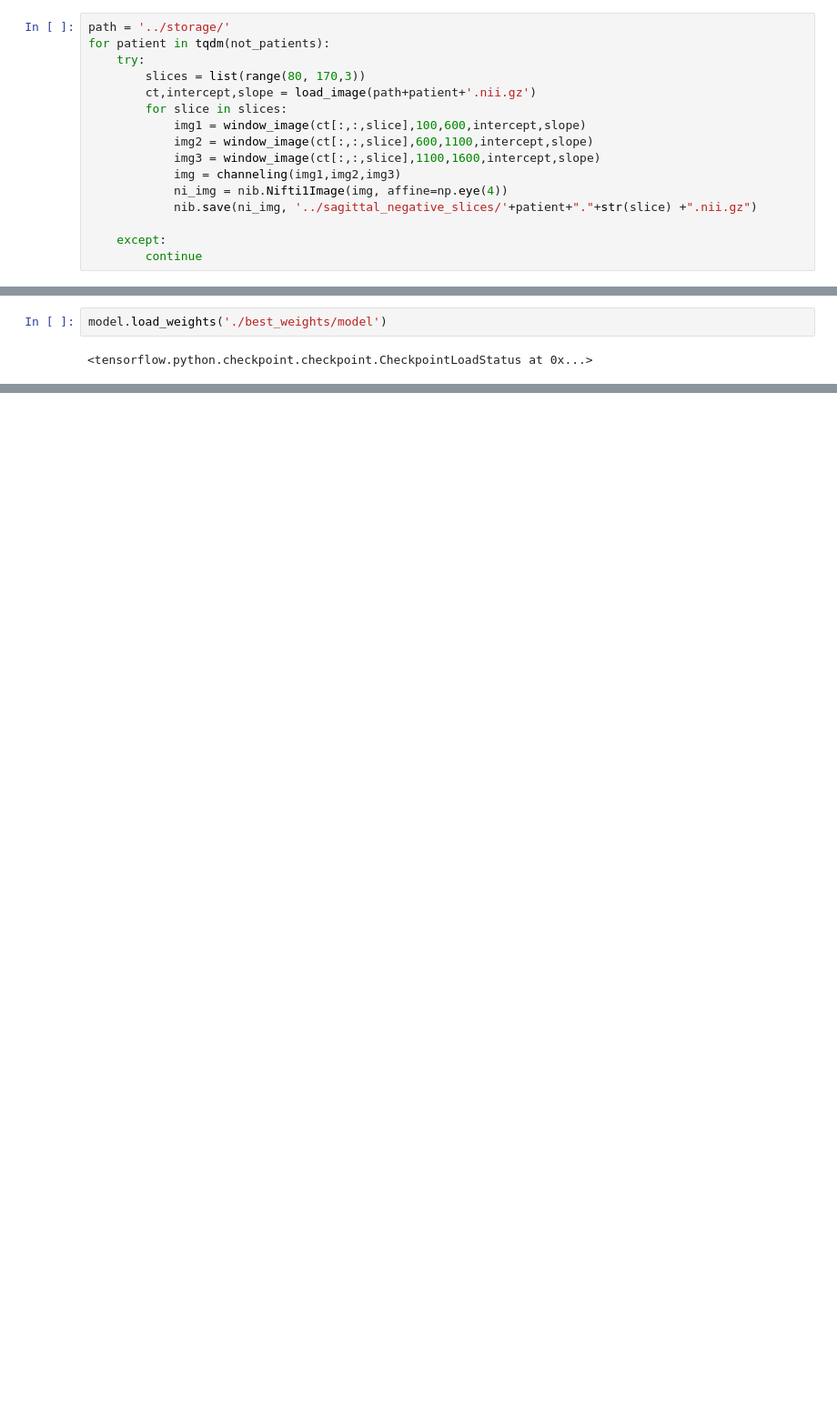
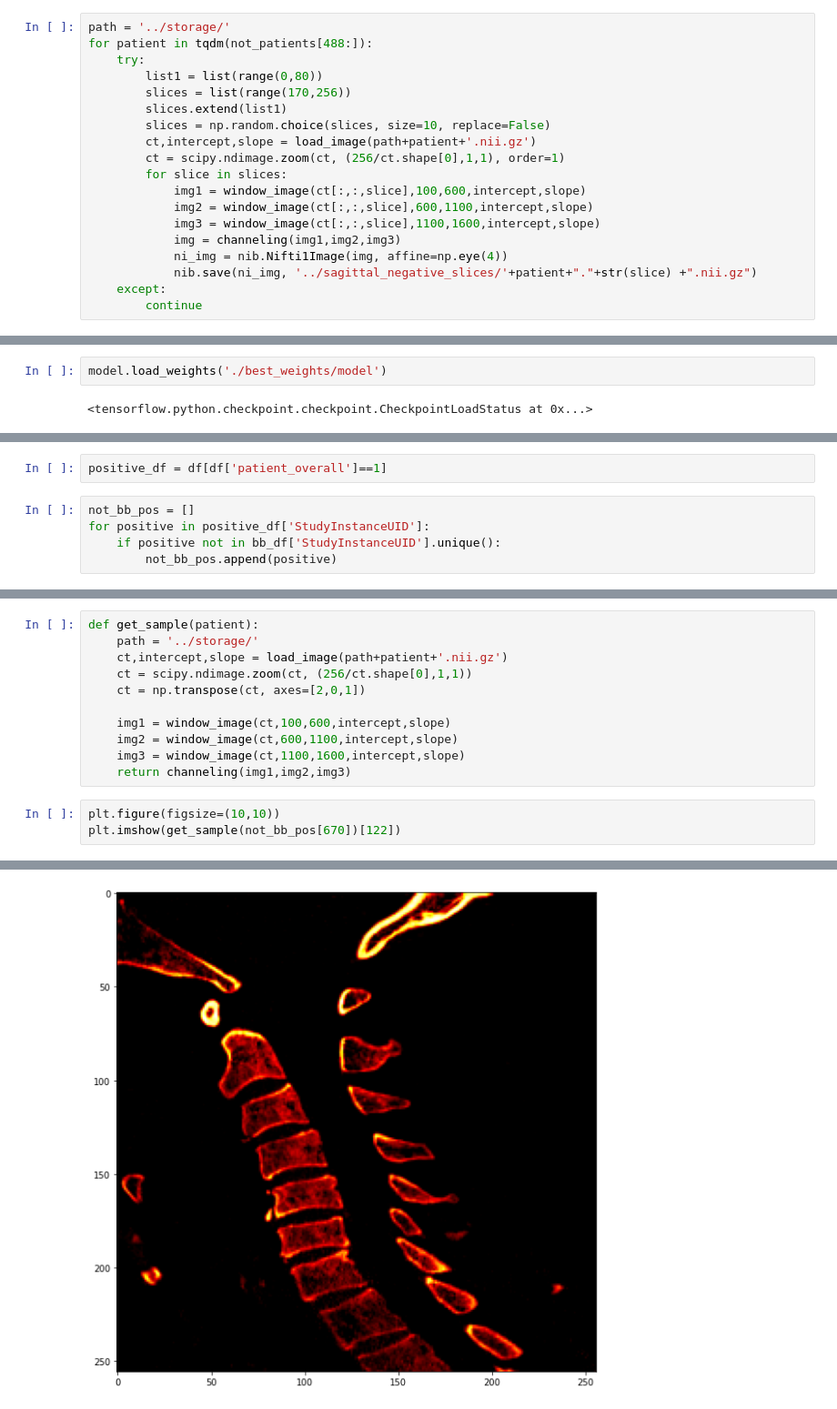
Before and after one commit to SiavashShirzad/RSNA-2022-Cervical-Spine-Fracture-Detection, a Jupyter notebook: rsna-fracture-sagittal-image-classification.ipynb, the cells around one changed output, grey strips where cells are left out. Shown: that part at 91% size. Drawn from its saved outputs; the diff is of its cells as text; blank space fills up the shorter version.

```diff
--- a/rsna-fracture-sagittal-image-classification.ipynb
+++ b/rsna-fracture-sagittal-image-classification.ipynb
@@ -114,9 +114,13 @@ for patient in tqdm(patients):
 # %%
 path = '../storage/'
-for patient in tqdm(not_patients):
+for patient in tqdm(not_patients[488:]):
     try:
-        slices = list(range(80, 170,3))
+        list1 = list(range(0,80))
+        slices = list(range(170,256))
+        slices.extend(list1)
+        slices = np.random.choice(slices, size=10, replace=False)
         ct,intercept,slope = load_image(path+patient+'.nii.gz')
+        ct = scipy.ndimage.zoom(ct, (256/ct.shape[0],1,1), order=1)
         for slice in slices:
             img1 = window_image(ct[:,:,slice],100,600,intercept,slope)
             img2 = window_image(ct[:,:,slice],600,1100,intercept,slope)
@@ -124,6 +128,5 @@ for patient in tqdm(not_patients):
             img = channeling(img1,img2,img3)
             ni_img = nib.Nifti1Image(img, affine=np.eye(4))
             nib.save(ni_img, '../sagittal_negative_slices/'+patient+"."+str(slice) +".nii.gz")
-
     except:
         continue
@@ -513,0 +516,7 @@ WARNING:tensorflow:`evaluate()` received a value for `sample_weight`, but `weigh
+# %%
+positive_df = df[df['patient_overall']==1]
+# %%
+not_bb_pos = []
+for positive in positive_df['StudyInstanceUID']:
+    if positive not in bb_df['StudyInstanceUID'].unique():
+        not_bb_pos.append(positive)
@@ -513,0 +528,15 @@ WARNING:tensorflow:`evaluate()` received a value for `sample_weight`, but `weigh
+# %%
+def get_sample(patient):
+    path = '../storage/'
+    ct,intercept,slope = load_image(path+patient+'.nii.gz')
+    ct = scipy.ndimage.zoom(ct, (256/ct.shape[0],1,1))
+    ct = np.transpose(ct, axes=[2,0,1])
+
+    img1 = window_image(ct,100,600,intercept,slope)
+    img2 = window_image(ct,600,1100,intercept,slope)
+    img3 = window_image(ct,1100,1600,intercept,slope)
+    return channeling(img1,img2,img3)
+# %%
+plt.figure(figsize=(10,10))
+plt.imshow(get_sample(not_bb_pos[670])[122])
+# %% [output]
@@ -513,0 +544 @@ WARNING:tensorflow:`evaluate()` received a value for `sample_weight`, but `weigh
+[figure, added]
```
Also changed, not shown: parts of 22 cells of this notebook, 1 other file.
